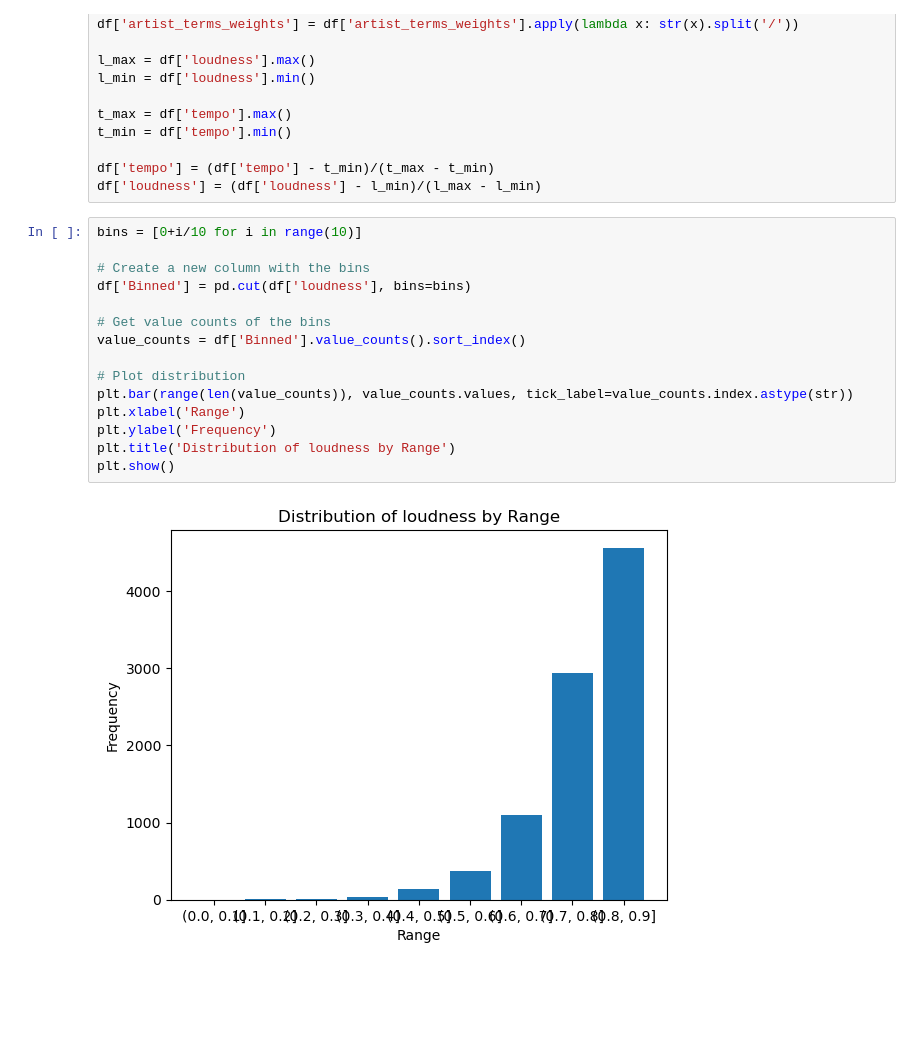
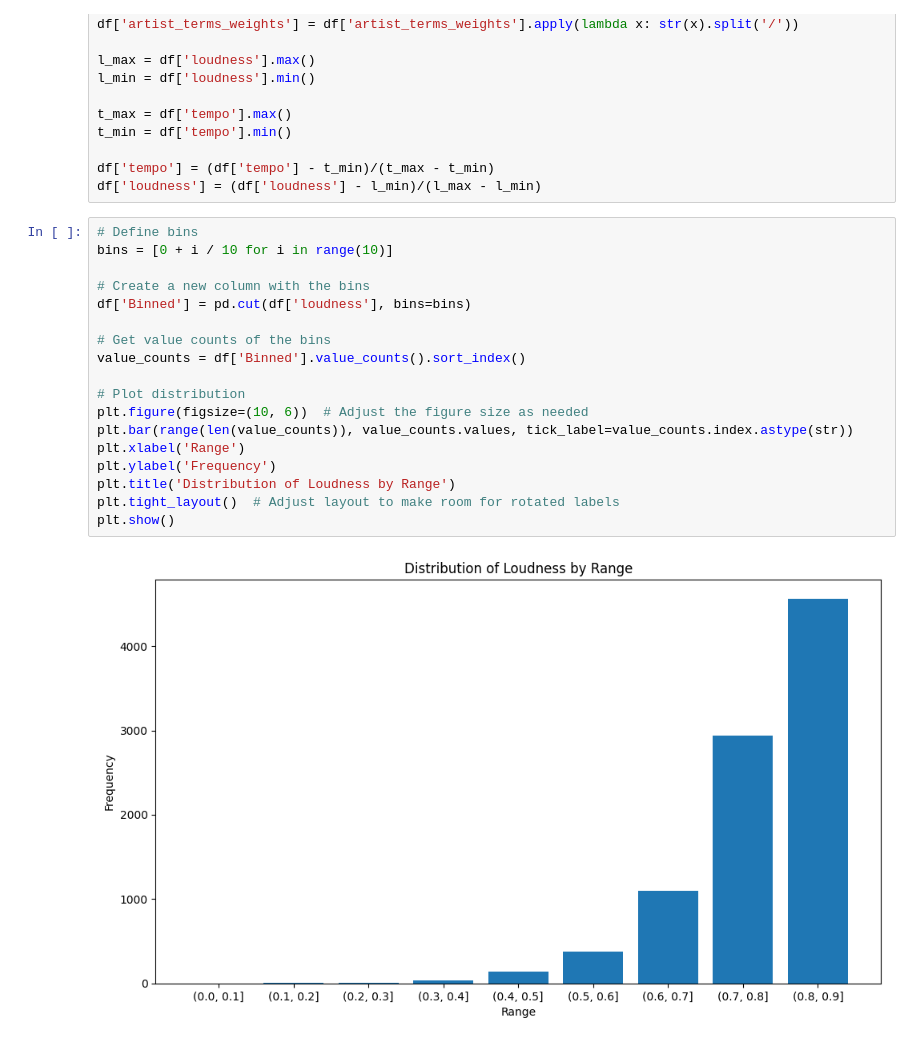
Before and after one commit to agarfel/CSE204-Project, a Jupyter notebook: plots.ipynb, the cells around one changed output. Cells and saved outputs as stored; diff of their text form; blank space fills up the shorter version.

```diff
--- a/plots.ipynb
+++ b/plots.ipynb
@@ -26,20 +26,23 @@ t_min = df['tempo'].min()
 df['tempo'] = (df['tempo'] - t_min)/(t_max - t_min)
 df['loudness'] = (df['loudness'] - l_min)/(l_max - l_min)
 # %%
-bins = [0+i/10 for i in range(10)]
+# Define bins
+bins = [0 + i / 10 for i in range(10)]
 
 # Create a new column with the bins
 df['Binned'] = pd.cut(df['loudness'], bins=bins)
 
 # Get value counts of the bins
 value_counts = df['Binned'].value_counts().sort_index()
 
 # Plot distribution
+plt.figure(figsize=(10, 6))  # Adjust the figure size as needed
 plt.bar(range(len(value_counts)), value_counts.values, tick_label=value_counts.index.astype(str))
 plt.xlabel('Range')
 plt.ylabel('Frequency')
-plt.title('Distribution of loudness by Range')
+plt.title('Distribution of Loudness by Range')
+plt.tight_layout()  # Adjust layout to make room for rotated labels
 plt.show()
 # %% [output]
-[figure, old version]
+[figure, new version]
 # %%
```
Also changed, not shown: parts of 2 cells of this notebook, 4 other files.
